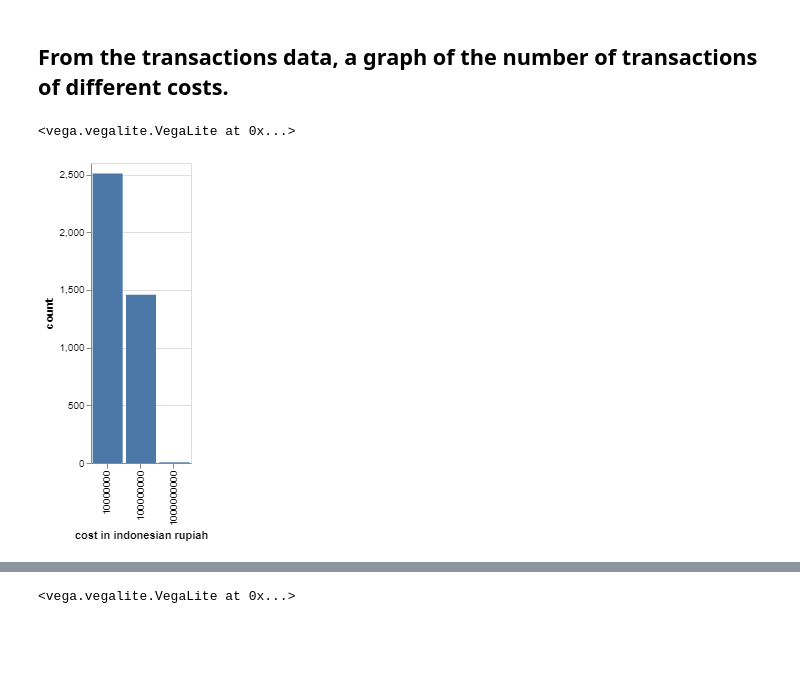
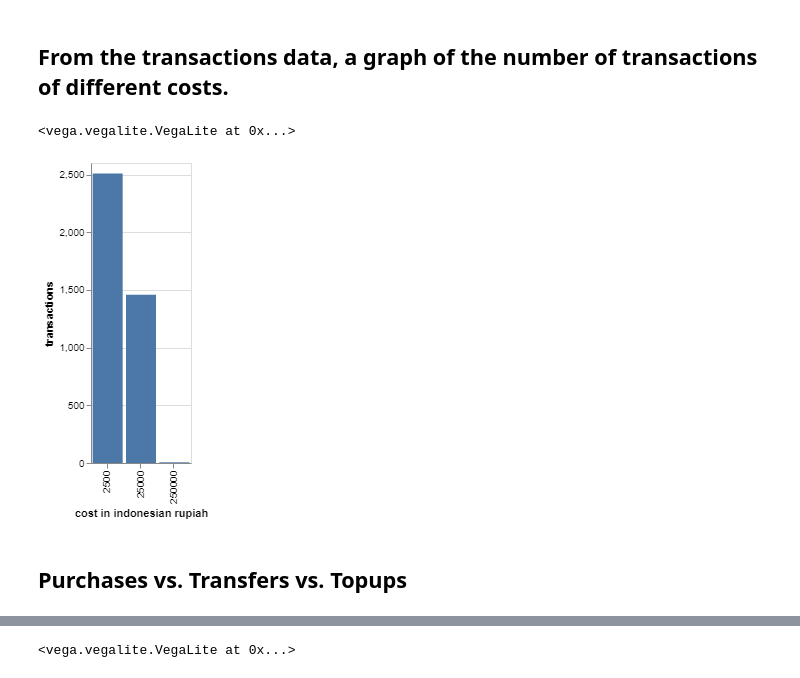
Before and after one commit to IntOwl/ICTD-Data-Analysis, a Jupyter notebook: Transactions Graphs.ipynb, the cells around one changed output, grey strips where cells are left out. Saved outputs shown, nothing was run; the diff lists cells and outputs as text; code cells hidden in the pictures; blank space fills up the shorter version.

Commit message:
updated charts

```diff
--- a/Transactions Graphs.ipynb
+++ b/Transactions Graphs.ipynb
@@ -29,10 +31,10 @@ with open("data/transactions.csv", newline='') as csvfile:
             users[transactions[i][3]] += 1
         if transactions[i][2] == 'PURCHASE':
             purchases.append(row[0].split(','))
-            if transactions[i][4] not in data.keys():
-                data[transactions[i][4]] = 1
+            if transactions[i][5] not in data.keys():
+                data[transactions[i][5]] = 1
             else:
-                data[transactions[i][4]] += 1
+                data[transactions[i][5]] += 1
         elif transactions[i][2] == 'USERTRANSFER':
             transfers.append(row[0].split(','))
         else:
@@ -40,7 +42,7 @@ with open("data/transactions.csv", newline='') as csvfile:
         i += 1
 # %%
 frame = pd.DataFrame({'cost in indonesian rupiah': list(data.keys()),
-                     'count': list(data.values())})
+                     'transactions': list(data.values())})
 frame2 = pd.DataFrame({'user': list(users.keys()),
                       'transactions': list(users.values())})
 # %% [markdown]
@@ -59,8 +62,11 @@ alt.Chart(frame2).mark_bar().encode(
 # %%
 alt.Chart(frame).mark_bar(size=30).encode(
     x='cost in indonesian rupiah',
-    y='count'
+    y='transactions',
+    tooltip=['cost in indonesian rupiah:Q', 'transactions:Q']
 ).properties(width=100)
 # %% [output]
 <vega.vegalite.VegaLite at 0x...>
-[figure, old version]
+[figure, new version]
+# %% [markdown]
+## Purchases vs. Transfers vs. Topups
```
Also changed, not shown: parts of 12 cells of this notebook, 8 other files.
